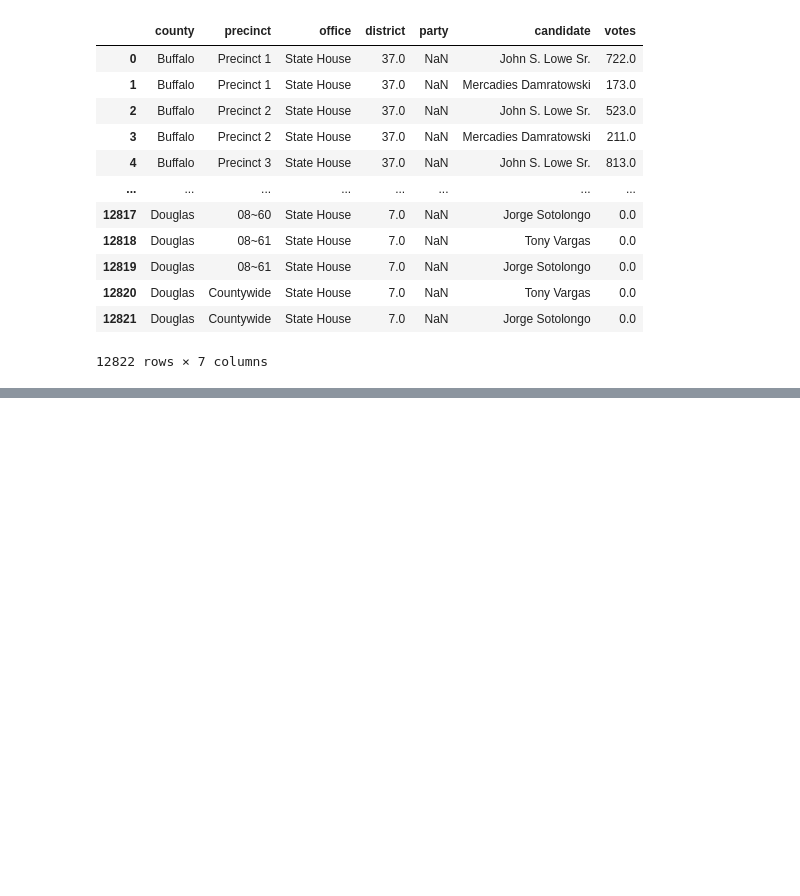
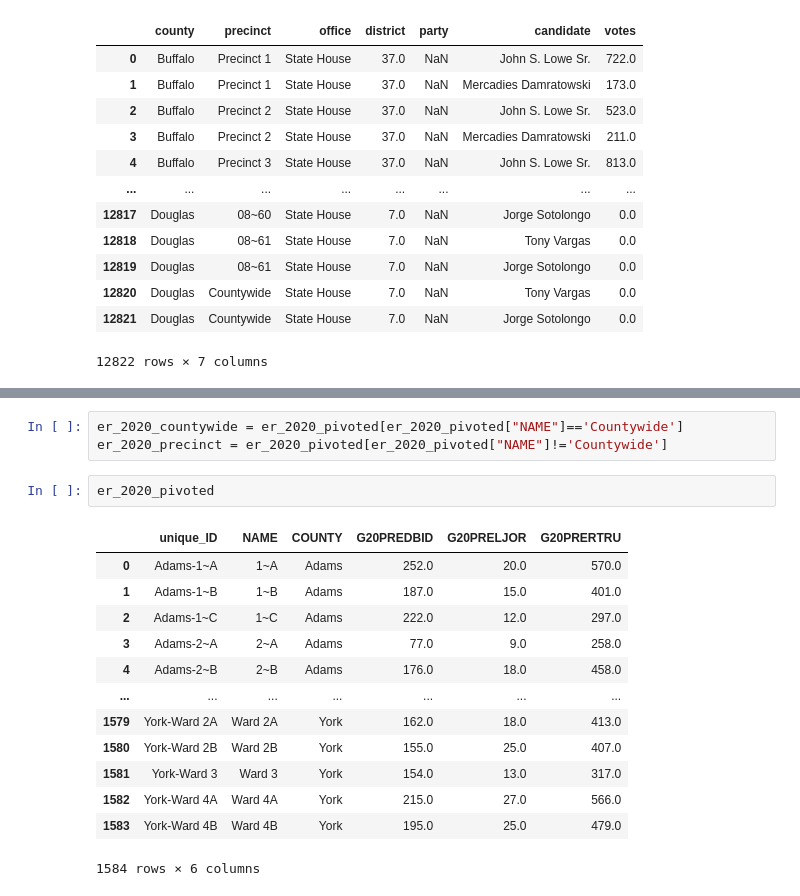
Before and after one commit to nonpartisan-redistricting-datahub/pdv-ne, a Jupyter notebook: vest-ne-2020/vest-ne-2020-validation.ipynb, the cells around one changed output, grey strips where cells are left out. Saved outputs shown, nothing was run; the diff lists cells and outputs as text; blank space fills up the shorter version.

```diff
--- a/vest-ne-2020/vest-ne-2020-validation.ipynb
+++ b/vest-ne-2020/vest-ne-2020-validation.ipynb
@@ -66,0 +301,19 @@ er_2020_df
+# %%
+er_2020_countywide = er_2020_pivoted[er_2020_pivoted["NAME"]=='Countywide']
+er_2020_precinct = er_2020_pivoted[er_2020_pivoted["NAME"]!='Countywide']
+# %%
+er_2020_pivoted
+# %% [output]
+|  | unique_ID | NAME | COUNTY | G20PREDBID | G20PRELJOR | G20PRERTRU |
+| 0 | Adams-1~A | 1~A | Adams | 252.0 | 20.0 | 570.0 |
+| 1 | Adams-1~B | 1~B | Adams | 187.0 | 15.0 | 401.0 |
+| 2 | Adams-1~C | 1~C | Adams | 222.0 | 12.0 | 297.0 |
+| 3 | Adams-2~A | 2~A | Adams | 77.0 | 9.0 | 258.0 |
+| 4 | Adams-2~B | 2~B | Adams | 176.0 | 18.0 | 458.0 |
+| ... | ... | ... | ... | ... | ... | ... |
+| 1579 | York-Ward 2A | Ward 2A | York | 162.0 | 18.0 | 413.0 |
+| 1580 | York-Ward 2B | Ward 2B | York | 155.0 | 25.0 | 407.0 |
+| 1581 | York-Ward 3 | Ward 3 | York | 154.0 | 13.0 | 317.0 |
+| 1582 | York-Ward 4A | Ward 4A | York | 215.0 | 27.0 | 566.0 |
+| 1583 | York-Ward 4B | Ward 4B | York | 195.0 | 25.0 | 479.0 |
+1584 rows × 6 columns
```
Also changed, not shown: parts of 31 cells of this notebook.
